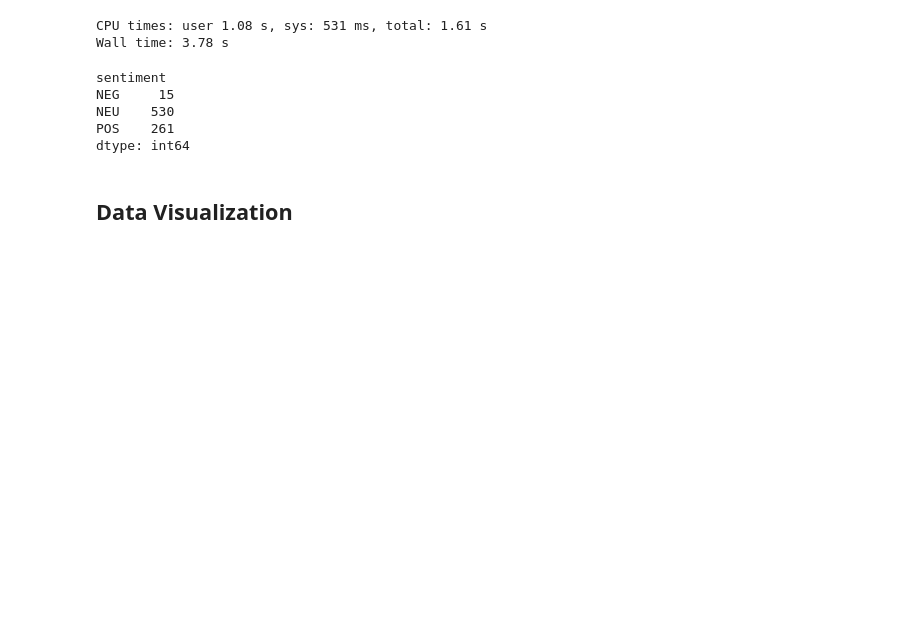
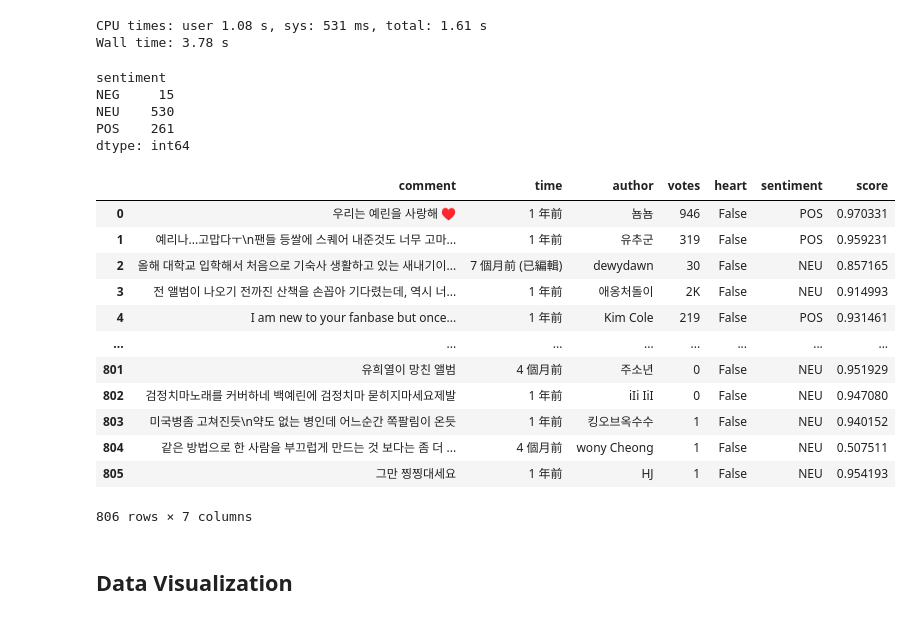
Before and after one commit to supernovaBvS/Youtube_comment_scraper_and_sentiment_analysis, a Jupyter notebook: utube.ipynb, the cells around one changed output. Cells and saved outputs as stored; diff of their text form; code cells hidden in the pictures; blank space fills up the shorter version.

```diff
--- a/utube.ipynb
+++ b/utube.ipynb
@@ -151,6 +151,22 @@ NEG     15
 NEU    530
 POS    261
 dtype: int64
+# %%
+df
+# %% [output]
+|  | comment | time | author | votes | heart | sentiment | score |
+| 0 | 우리는 예린을 사랑해 ♥️ | 1 年前 | 뇸뇸 | 946 | False | POS | 0.970331 |
+| 1 | 예리나...고맙다ㅜ\n팬들 등쌀에 스퀘어 내준것도 너무 고마... | 1 年前 | 유추군 | 319 | False | POS | 0.959231 |
+| 2 | 올해 대학교 입학해서 처음으로 기숙사 생활하고 있는 새내기이... | 7 個月前 (已編輯) | dewydawn | 30 | False | NEU | 0.857165 |
+| 3 | 전 앨범이 나오기 전까진 산책을 손꼽아 기다렸는데, 역시 너... | 1 年前 | 애옹처돌이 | 2K | False | NEU | 0.914993 |
+| 4 | I am new to your fanbase but once... | 1 年前 | Kim Cole | 219 | False | POS | 0.931461 |
+| ... | ... | ... | ... | ... | ... | ... | ... |
+| 801 | 유희열이 망친 앨범 | 4 個月前 | 주소년 | 0 | False | NEU | 0.951929 |
+| 802 | 검정치마노래를 커버하네 백예린에 검정치마 묻히지마세요제발 | 1 年前 | iIi IiI | 0 | False | NEU | 0.947080 |
+| 803 | 미국병좀 고쳐진듯\n약도 없는 병인데 어느순간 쪽팔림이 온듯 | 1 年前 | 킹오브옥수수 | 1 | False | NEU | 0.940152 |
+| 804 | 같은 방법으로 한 사람을 부끄럽게 만드는 것 보다는 좀 더 ... | 4 個月前 | wony Cheong | 1 | False | NEU | 0.507511 |
+| 805 | 그만 찡찡대세요 | 1 年前 | HJ | 1 | False | NEU | 0.954193 |
+806 rows × 7 columns
 # %% [markdown]
 ## Data Visualization
 # %%
```
